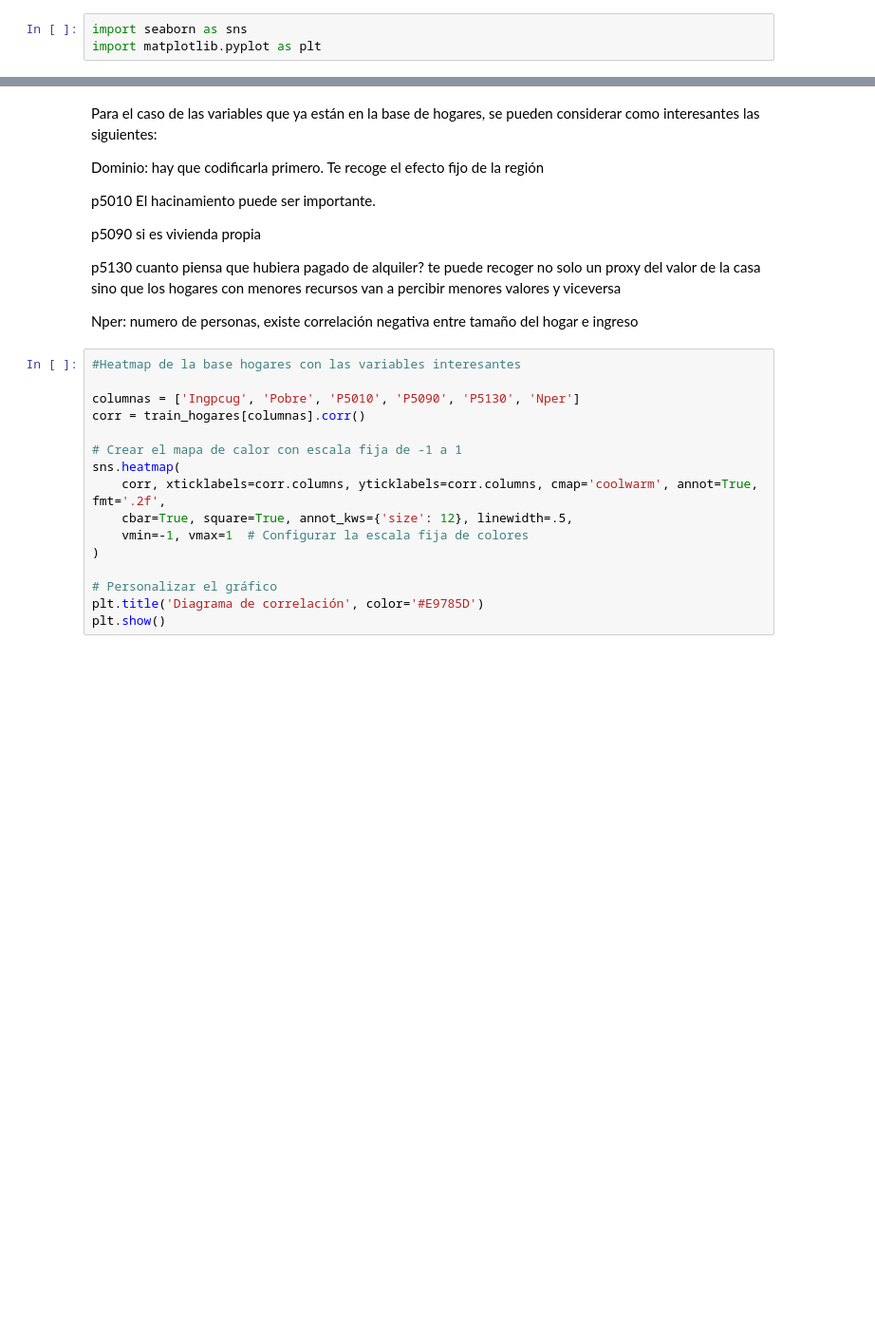
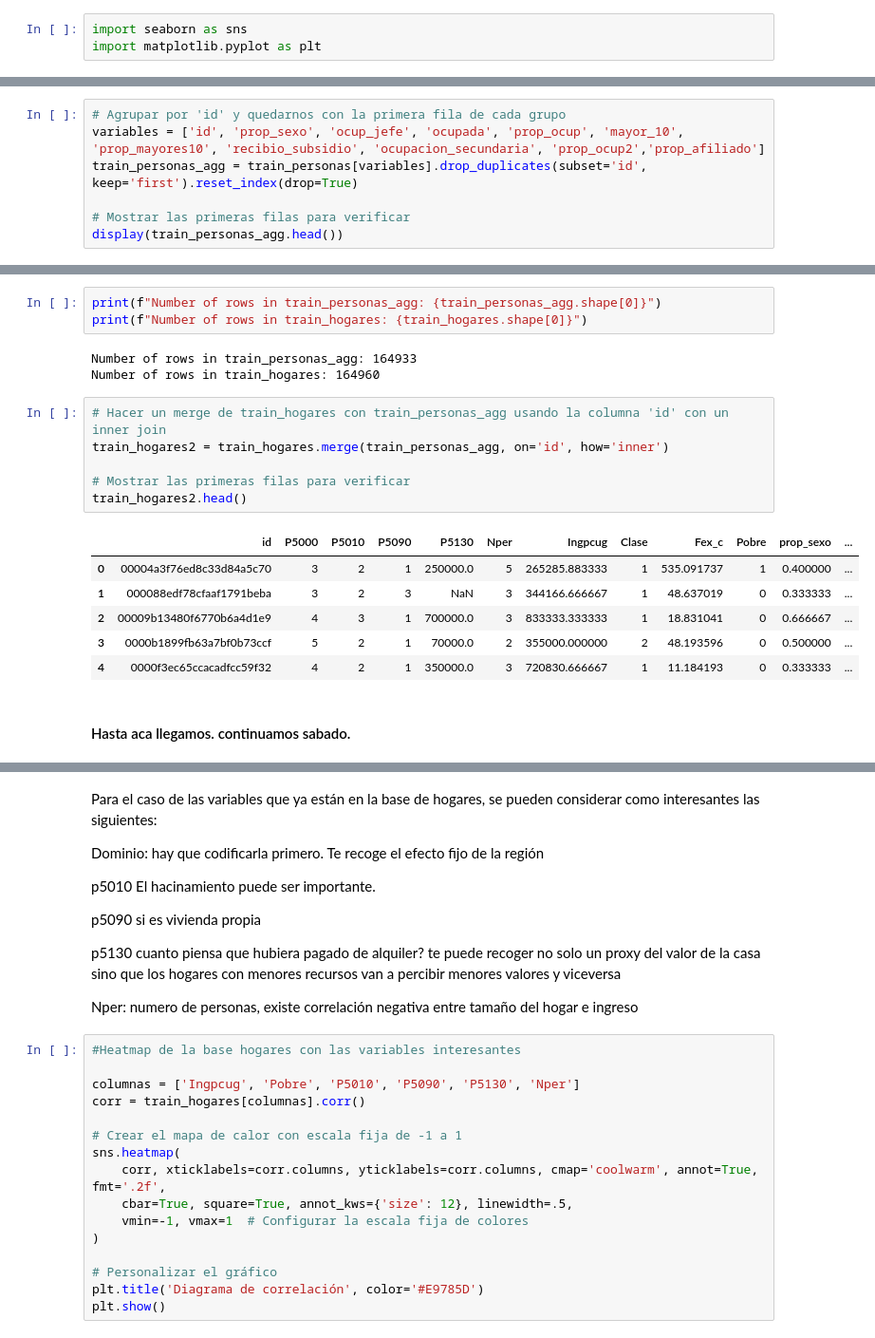
Before and after one commit to dipla70/ML-TP2, a Jupyter notebook: problem_set2.ipynb, the cells around one changed output, grey strips where cells are left out. Shown: that part at 95% size. Saved outputs shown, nothing was run; the diff lists cells and outputs as text; blank space fills up the shorter version.

```diff
--- a/problem_set2.ipynb
+++ b/problem_set2.ipynb
@@ -115,0 +326,7 @@ import matplotlib.pyplot as plt
+# %%
+# Agrupar por 'id' y quedarnos con la primera fila de cada grupo
+variables = ['id', 'prop_sexo', 'ocup_jefe', 'ocupada', 'prop_ocup', 'mayor_10', 'prop_mayores10', 'recibio_subsidio', 'ocupacion_secundaria', 'prop_ocup2','prop_afiliado']
+train_personas_agg = train_personas[variables].drop_duplicates(subset='id', keep='first').reset_index(drop=True)
+
+# Mostrar las primeras filas para verificar
+display(train_personas_agg.head())
@@ -115,0 +340,21 @@ import matplotlib.pyplot as plt
+# %%
+print(f"Number of rows in train_personas_agg: {train_personas_agg.shape[0]}")
+print(f"Number of rows in train_hogares: {train_hogares.shape[0]}")
+# %% [output]
+Number of rows in train_personas_agg: 164933
+Number of rows in train_hogares: 164960
+# %%
+# Hacer un merge de train_hogares con train_personas_agg usando la columna 'id' con un inner join
+train_hogares2 = train_hogares.merge(train_personas_agg, on='id', how='inner')
+
+# Mostrar las primeras filas para verificar
+train_hogares2.head()
+# %% [output]
+|  | id | P5000 | P5010 | P5090 | P5130 | Nper | Ingpcug | Clase | Fex_c | Pobre | prop_sexo | ... |
+| 0 | 00004a3f76ed8c33d84a5c70 | 3 | 2 | 1 | 250000.0 | 5 | 265285.883333 | 1 | 535.091737 | 1 | 0.400000 | ... |
+| 1 | 000088edf78cfaaf1791beba | 3 | 2 | 3 | NaN | 3 | 344166.666667 | 1 | 48.637019 | 0 | 0.333333 | ... |
+| 2 | 00009b13480f6770b6a4d1e9 | 4 | 3 | 1 | 700000.0 | 3 | 833333.333333 | 1 | 18.831041 | 0 | 0.666667 | ... |
+| 3 | 0000b1899fb63a7bf0b73ccf | 5 | 2 | 1 | 70000.0 | 2 | 355000.000000 | 2 | 48.193596 | 0 | 0.500000 | ... |
+| 4 | 0000f3ec65ccacadfcc59f32 | 4 | 2 | 1 | 350000.0 | 3 | 720830.666667 | 1 | 11.184193 | 0 | 0.333333 | ... |
+# %% [markdown]
+#### Hasta aca llegamos. continuamos sabado.
```
Also changed, not shown: parts of 28 cells of this notebook, 1 other file.
